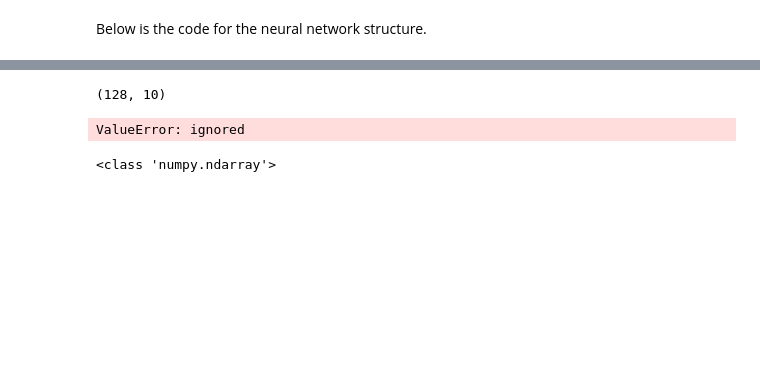
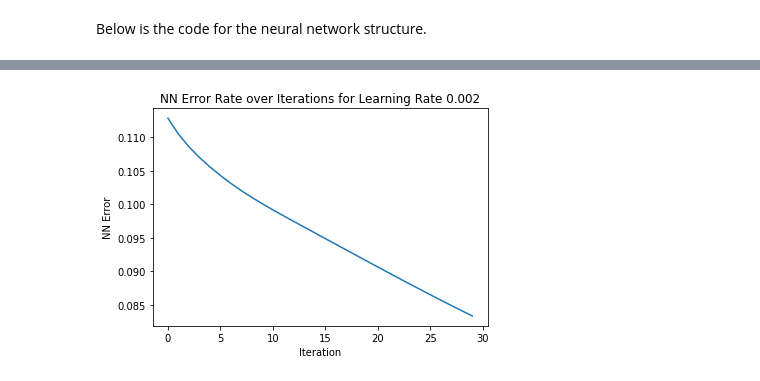
Before and after one commit to f1nn3g4n/SENG474, a Jupyter notebook: A2/V00908356_TobinF_01.ipynb, the cells around one changed output, grey strips where cells are left out. Drawn from its saved outputs; the diff is of its cells as text; code cells hidden in the pictures; blank space fills up the shorter version.

```diff
--- a/A2/V00908356_TobinF_01.ipynb
+++ b/A2/V00908356_TobinF_01.ipynb
@@ -196,4 +187,4 @@ print(nn.err[-1])
 from keras.datasets import mnist
 from keras.utils import np_utils
 
-(train_X, train_y), (test_X, test_y) = mnist.load_data()
+(trainX, train_y), (testX, testy) = mnist.load_data()
@@ -200,6 +193,6 @@ from keras.utils import np_utils
 # %%
 # reshape and normalize input data, copied from earlier mentioned article
-train_X = train_X.reshape(train_X.shape[0], 1, 28*28)
+train_X = trainX.reshape(trainX.shape[0], 1, 784)
 train_X = train_X.astype('float32')
 train_X /= 255
 # encode output which is a number in range [0,9] into a vector of size 10
@@ -207,9 +200,9 @@ train_X /= 255
 train_y = np_utils.to_categorical(train_y)
 
 # same for test data : 10000 samples
-test_X = test_X.reshape(test_X.shape[0], 1, 28*28)
+test_X = testX.reshape(testX.shape[0], 1, 784)
 test_X = test_X.astype('float32')
 test_X /= 255
-test_y = np_utils.to_categorical(test_y)
+test_y = np_utils.to_categorical(testy)
 
 # end of copied normalization
@@ -216,18 +211,19 @@ test_y = np_utils.to_categorical(test_y)
 # %%
 nn_mnist = NeuralNet()
-input_layer = Layer(sigmoid, sigmoid_prime, 28*28, 128)
-output_layer = Layer(softmax, softmax_gradient, 128, 10)
+input_layer = Layer(sigmoid, sigmoid_prime, 784, 128)
+output_layer = Layer(softmax, sigmoid_prime, 128, 10)
 nn_mnist.add_layer(input_layer)
 nn_mnist.add_layer(output_layer)
 nn_mnist.set_loss(mse, mse_prime)
-nn_mnist.fit(train_X, train_y, 10, 0.1)
+# I am using much smaller chunks of the train data because my scratch NN is slow
+nn_mnist.fit(train_X[0:1000], train_y[0:1000], 30, 0.002)
-# %% [output]
-(128, 10)
-ValueError: ignored
-# %%
-temp = np.array([[2.11068126,  1.47989292,  3.84471379,  1.01363238, -2.13620242,  1.11731586,
-  -2.33209269,  3.35144424, -1.04378665, -0.36827289]])
-check = temp[0]*1-temp[0]
-print(type(check))
-# %% [output]
-<class 'numpy.ndarray'>
+# %%
+import matplotlib.pyplot as plt
+
+plt.plot(range(30),nn_mnist.err)
+plt.ylabel('NN Error')
+plt.xlabel('Iteration')
+plt.title('NN Error Rate over Iterations for Learning Rate 0.002')
+plt.show()
+# %% [output]
+[figure, added]
```
Also changed, not shown: parts of 51 cells of this notebook, 8 other files.
